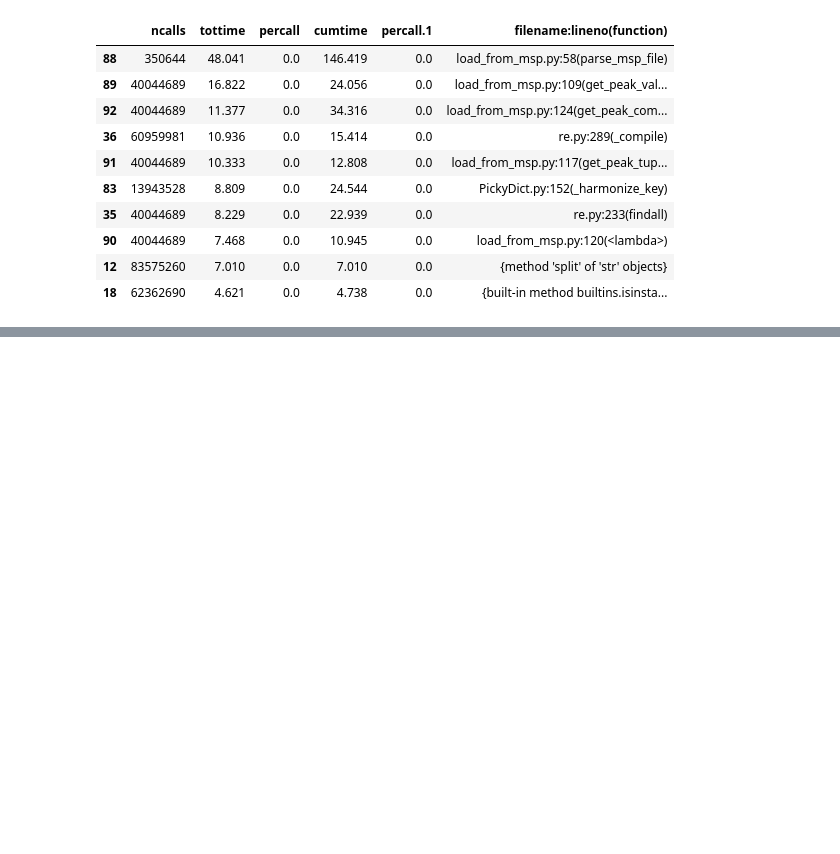
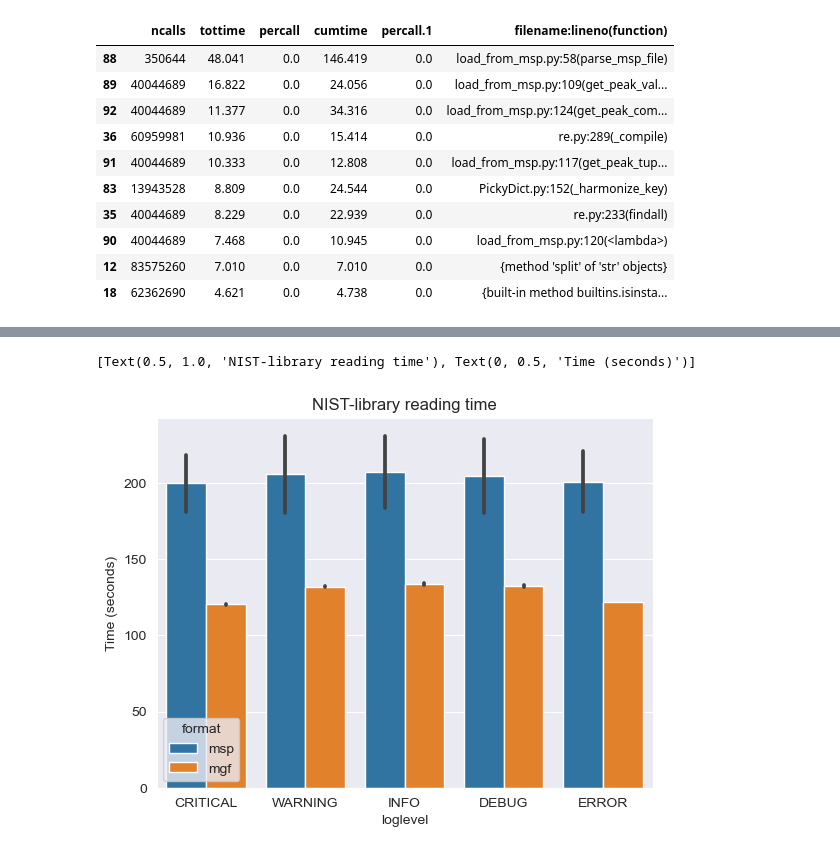
Before and after one commit to maximskoryk/matchms, a Jupyter notebook: benchmarking/profile_analysis.ipynb, the cells around one changed output, grey strips where cells are left out. Saved outputs shown, nothing was run; the diff lists cells and outputs as text; code cells hidden in the pictures; blank space fills up the shorter version.

Commit message:
add total time to properties; add time plots

```diff
--- a/benchmarking/profile_analysis.ipynb
+++ b/benchmarking/profile_analysis.ipynb
@@ -56,4 +40,5 @@ profile.sort_values(by='tottime', ascending=False)\
 # %%
 from utils import Profile
 
-profiles = [Profile(os.path.join("profiles_csv", f"{Path(profile_names[0]).stem}.csv")) for name in profile_names]
+profiles = [Profile(path) for path in csv_profiles_path]
+profiles
@@ -79,0 +63,12 @@ profiles
+# %%
+from collections import defaultdict
+
+data = defaultdict(list, {key: [] for key in ("library", "format", "loglevel", "harmonization", "time")})
+for p in profiles:
+    data["library"].append(p.library)
+    data["format"].append(p.fileformat)
+    data["loglevel"].append(p.loglevel)
+    data["harmonization"].append(p.harmonization)
+    data["time"].append(p.time)
+
+profiles_summary = pd.DataFrame(data)
@@ -79,0 +95,12 @@ profiles
+# %%
+# compare execution time without taking harmonization into account
+import seaborn as sns
+
+sns.barplot(data=profiles_summary.loc[profiles_summary["library"] == "NIST"],
+            x="loglevel",
+            y="time",
+            hue="format")\
+    .set(title="NIST-library reading time", ylabel="Time (seconds)")
+# %% [output]
+[Text(0.5, 1.0, 'NIST-library reading time'), Text(0, 0.5, 'Time (seconds)')]
+[figure, added]
```
Also changed, not shown: parts of 10 cells of this notebook, 1 other file.
